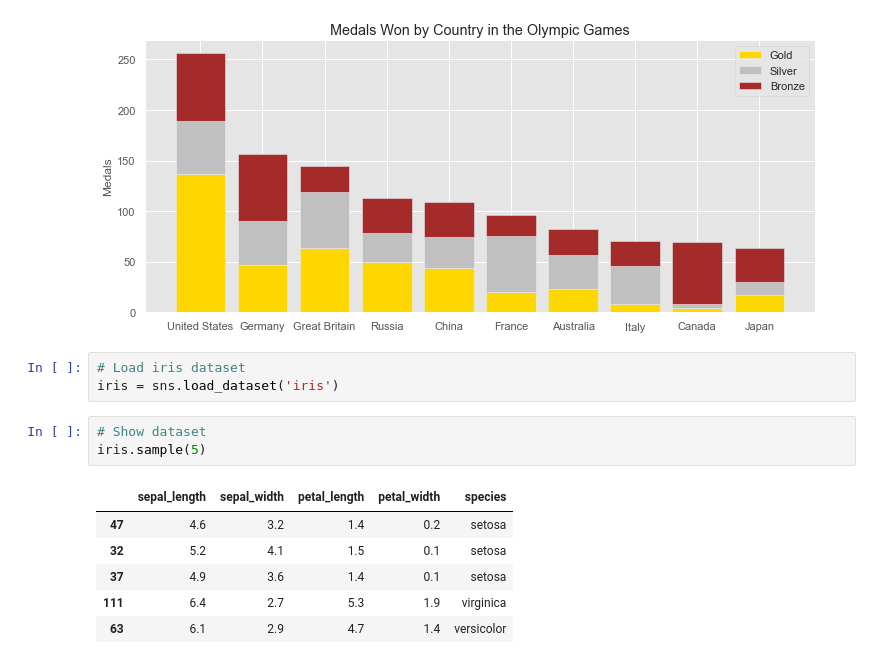
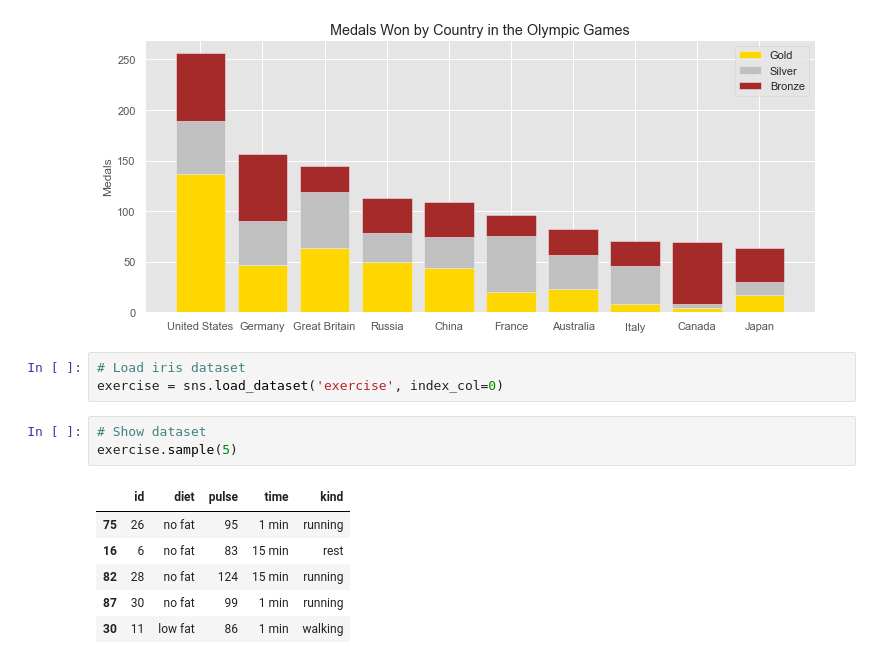
Before and after one commit to VictorCalderon/data-snippets, a Jupyter notebook: DataScience/plotting.ipynb, the cells around one changed output. Drawn from its saved outputs; the diff is of its cells as text.

```diff
--- a/DataScience/plotting.ipynb
+++ b/DataScience/plotting.ipynb
@@ -188,14 +205,14 @@ plt.show()
 [figure]
 # %%
 # Load iris dataset
-iris = sns.load_dataset('iris')
+exercise = sns.load_dataset('exercise', index_col=0)
 # %%
 # Show dataset
-iris.sample(5)
+exercise.sample(5)
 # %% [output]
-|  | sepal_length | sepal_width | petal_length | petal_width | species |
-| 47 | 4.6 | 3.2 | 1.4 | 0.2 | setosa |
-| 32 | 5.2 | 4.1 | 1.5 | 0.1 | setosa |
-| 37 | 4.9 | 3.6 | 1.4 | 0.1 | setosa |
-| 111 | 6.4 | 2.7 | 5.3 | 1.9 | virginica |
-| 63 | 6.1 | 2.9 | 4.7 | 1.4 | versicolor |
+|  | id | diet | pulse | time | kind |
+| 75 | 26 | no fat | 95 | 1 min | running |
+| 16 | 6 | no fat | 83 | 15 min | rest |
+| 82 | 28 | no fat | 124 | 15 min | running |
+| 87 | 30 | no fat | 99 | 1 min | running |
+| 30 | 11 | low fat | 86 | 1 min | walking |
```
Also changed, not shown: parts of 4 cells of this notebook.
